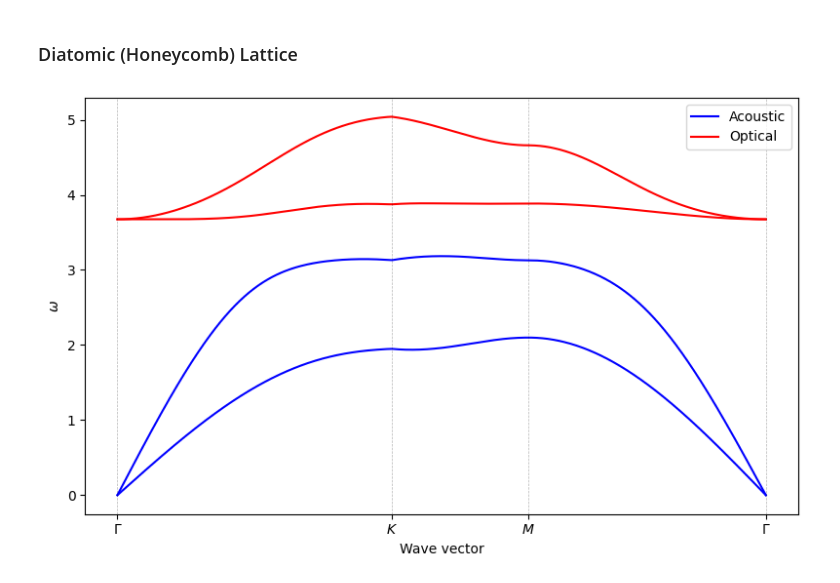
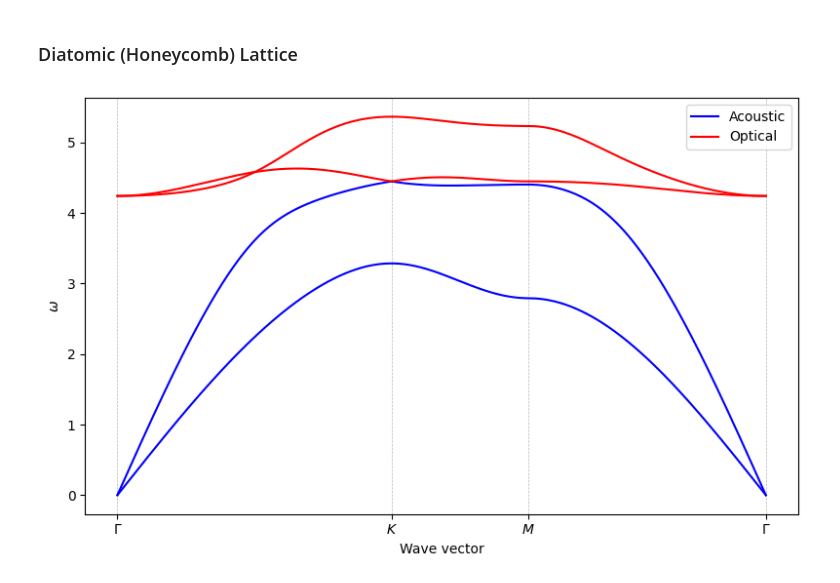
Before and after one commit to Laurentina-Hill/PyPhon, a Jupyter notebook: 2D_Lattice.ipynb, the cells around one changed output. Saved outputs shown, nothing was run; the diff lists cells and outputs as text; code cells hidden in the pictures.

Commit message:
Add files via upload
Completed math/code for 2D systems. Need to update images

```diff
--- a/2D_Lattice.ipynb
+++ b/2D_Lattice.ipynb
@@ -669,13 +697,13 @@ import matplotlib.pyplot as plt
 
 # Physical parameters
 mA = 1.0 # mass of A
-mB = 2.0 # mass of B
+mB = 1.0 # mass of B
 C1 = 5.0
-C2 = 2.0
+C2 = 2.4
 C3 = 1.0
 a = 1.0 # unit cell spacing
 
-Nk = 3000
+Nk = 1000
 
 # Mass matrix
 mass = np.zeros((4, 4))
@@ -691,24 +719,22 @@ h3 = h1 - a2
 
 p1 = a1
 p2 = a2
-p3 = -a1
-p4 = -a2
 p5 = (a1 - a2)
-p6 = -(a1 - a2)
 
 b1 = -2*h1
 b2 = h2 + a2
 b3 = h3 + a1
+
 
 # High-symmetry points
 G = np.array([0.0, 0.0])
 M = np.array([2*np.pi/(3*a) , 0.0])  # midpoint of BZ edge
 K = np.array([2*np.pi/(3*a), 2*np.pi/(3*np.sqrt(3)*a)])  # corner of BZ
 
-k_path = np.vstack([
-    np.linspace(G, K, Nk, endpoint=False),
-    np.linspace(K, M, Nk, endpoint=False),
-    np.linspace(M, G, Nk, endpoint=True) ])
+k1 = np.linspace(G, K, Nk, endpoint=True)
+k2 = np.linspace(K, M, Nk, endpoint=True)[1:]  # drop duplicate K
+k3 = np.linspace(M, G, Nk, endpoint=True)[1:]  # drop duplicate M
+k_path = np.vstack([k1, k2, k3])
 
 k_dist = np.zeros(len(k_path))
 for i in range(1, len(k_path)):
@@ -723,6 +749,7 @@ for i, (kx, ky) in enumerate(k_path):
 
     # Shorthand notation
     k = np.array([kx, ky])
+
     e = np.exp
     i_c = 1j
     s3 = np.sqrt(3)
@@ -735,13 +762,10 @@ for i, (kx, ky) in enumerate(k_path):
     eh2 = e(i_c * np.dot(k, h2))
     eh3 = e(i_c * np.dot(k, h3))
 
-    # p-vectors
-    ep1 = e(i_c * np.dot(k, p1))
-    ep3 = e(i_c * np.dot(k, p3))
-    ep2 = e(i_c * np.dot(k, p2))
-    ep4 = e(i_c * np.dot(k, p4))
-    ep5 = e(i_c * np.dot(k, p5))
-    ep6 = e(i_c * np.dot(k, p6))
+    # p-vectors (cosines of dot products)
+    c13 = np.cos(np.dot(k, p1))   # = cos(k·p1)
+    c24 = np.cos(np.dot(k, p2))   # = cos(k·p2)
+    c56 = np.cos(np.dot(k, p5))   # = cos(k·p5)
 
     # b-vectors
     eb1 = e(i_c * np.dot(k, b1))
@@ -749,18 +773,13 @@ for i, (kx, ky) in enumerate(k_path):
     eb3 = e(i_c * np.dot(k, b3))
 
     # D_AA components
-    D_AA_xx = (
-        3/2*(C1 + C3) + C2 * (3/4*(4 - ep1 - ep3 - ep2 - ep4 ) + (2 - ep5 - ep6)) )
+    D_AA_xx = (3/2*(C1 + C3) + C2*( 3 - (3/2)*(c13 + c24) ))
+    D_AA_xy = (C2 * (s3/2) * (c24 - c13))
+    D_AA_yx = D_AA_xy
+    D_AA_yy = (3/2*(C1 + C3) + C2*( 3 - (1/2)*(c13 + c24) - 2*c56 ))
 
-    D_AA_xy = C2 * (s3/4 * (ep2 + ep4 - ep1 - ep3))
-    D_AA_yx = D_AA_xy
-
-    D_AA_yy = (
-        3/2*(C1 + C3) + C2 * ( 1/4*(4 - ep1 - ep3 - ep2 - ep4 )) )
-
-    D_AA = np.array([
-        [D_AA_xx, D_AA_xy],
-        [D_AA_yx, D_AA_yy] ])
+    D_AA = np.array([[D_AA_xx, D_AA_xy],
+                     [D_AA_yx, D_AA_yy]])
 
     # D_AB components
     D_AB_xx = (
@@ -785,36 +804,40 @@ for i, (kx, ky) in enumerate(k_path):
     D_BB = D_AA.copy()
 
     # Full matrix
     D = np.block([
         [D_AA, D_AB],
         [D_BA, D_BB]
     ])
 
     w2 = la.eigvalsh(D, mass)
     w2[w2 < 0] = 0.0
     omega[i] = np.sqrt(w2)
 
 
 # Plotting
 plt.figure(figsize=(8,5))
 
 for n in range(4):
     if n < 2:
-        plt.plot(k_dist, omega[:,n], 'b', label='Acoustic' if n==0 else "")
+        plt.plot(k_dist, omega[:, n], 'b', label='Acoustic' if n == 0 else "")
     else:
-        plt.plot(k_dist, omega[:,n], 'r', label='Optical' if n==2 else "")
+        plt.plot(k_dist, omega[:, n], 'r', label='Optical' if n == 2 else "")
 
-xticks = [0, k_dist[Nk], k_dist[2*Nk], k_dist[-1]]
+idxG = 0
+idxK = Nk - 1
+idxM = 2*Nk - 2
+
+xticks = [k_dist[idxG], k_dist[idxK], k_dist[idxM], k_dist[-1]]
 xtick_labels = [r'$\Gamma$', r'$K$', r'$M$', r'$\Gamma$']
 
 plt.xticks(xticks, xtick_labels)
-for x in xticks:
-    plt.axvline(x, color='k', lw=0.5, alpha=0.3, linestyle='--')
+for t in xticks:
+    plt.axvline(t, color='k', lw=0.5, alpha=0.3, linestyle='--')
 
 plt.xlabel('Wave vector')
 plt.ylabel(r'$\omega$')
 plt.legend()
 plt.tight_layout()
 plt.show()
 # %% [output]
-[figure, old version]
+[figure, new version]
```
Also changed, not shown: parts of 6 cells of this notebook.
